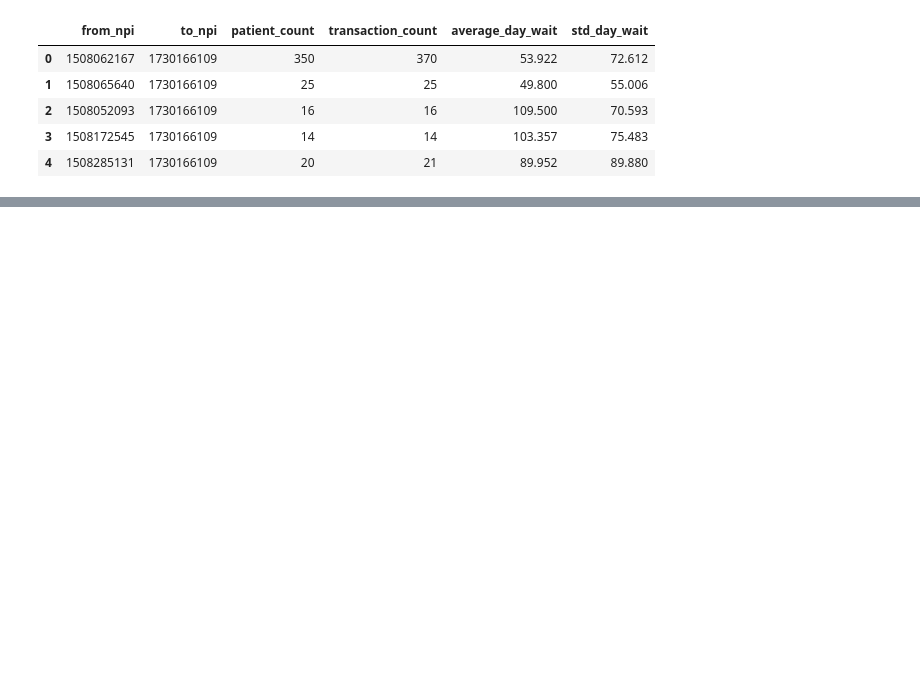
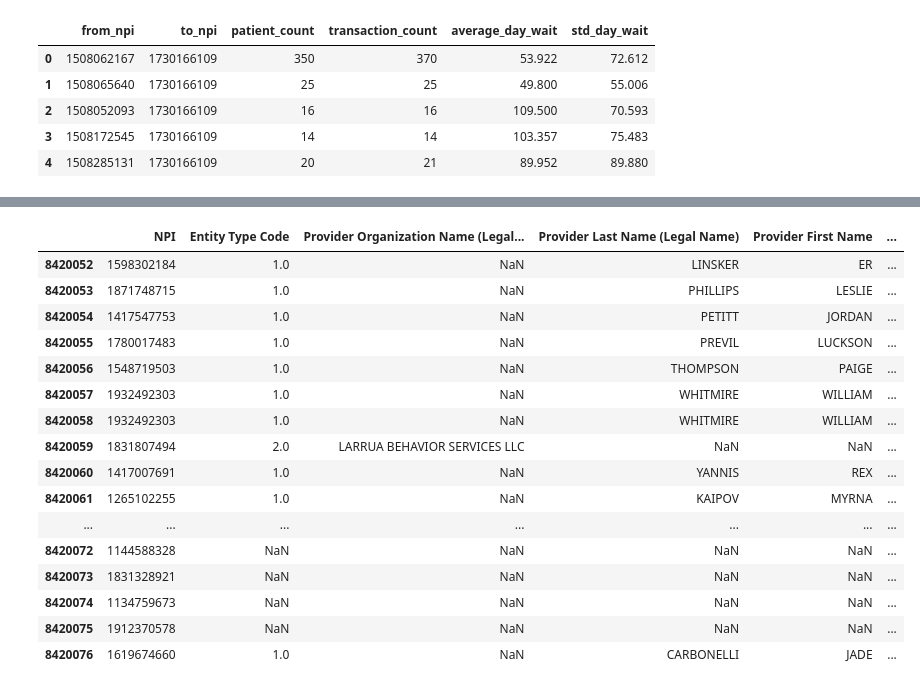
Before and after one commit to nss-data-science-cohort-6/hop_team-team-zeppelin, a Jupyter notebook: Rod_Hop_Teaming_Analysis.ipynb, the cells around one changed output, grey strips where cells are left out. Drawn from its saved outputs; the diff is of its cells as text; code cells hidden in the pictures; blank space fills up the shorter version.

Commit message:
merge start

```diff
--- a/Rod_Hop_Teaming_Analysis.ipynb
+++ b/Rod_Hop_Teaming_Analysis.ipynb
@@ -51,9 +23,0 @@ db.close()
-# %%
-for chunk in tqdm(pd.read_csv('../data/npidata_pfile_20050523-20230212.csv',
-                              usecols = [],
-                              chunksize = 10000))
-# %%
-db = sqlite3.connect('npi.sqlite')
-
-for chunk in tqdm(pd.read_csv('DocGraph_Hop_Teaming_2018.csv', chunksize = 10000)):
-    chunk.to_sql('npi', db, if_exists = 'append', index = False)
@@ -97,8 +23,0 @@ filtered_df
-# %%
-# Monica's loop
-for index, row in npi_test.iterrows():
-    for n in range(1, 16):
-        if row['primary_taxonomy'] == '':
-            x = str(n)
-            if row[f'Healthcare Provider Primary Taxonomy Switch_{x}'] == 'Y':
-                npi_test.loc[index, 'primary_taxonomy'] = npi_test.loc[index, f'Healthcare Provider Taxonomy Code_{x}']
@@ -116,0 +24,74 @@ KeyError: 'primary_taxonomy'
+# %%
+# This takes about 4 minutes to complete on my computer. Need to check for mistakes but might be a start.
+
+# Monica's magic loop!
+def get_primary_taxonomy(row):
+    for n in range(1, 16):
+        if row['primary_taxonomy'] == '':
+            x = str(n)
+            if row[f'Healthcare Provider Primary Taxonomy Switch_{x}'] == 'Y':
+                return row[f'Healthcare Provider Taxonomy Code_{x}']
+    return row['primary_taxonomy']
+
+# Define list of relevant columns
+cols = ['NPI', 'Entity Type Code',
+        'Provider Organization Name (Legal Business Name)',
+        'Provider Last Name (Legal Name)', 'Provider First Name',
+        'Provider Middle Name', 'Provider Name Prefix Text',
+        'Provider Name Suffix Text', 'Provider Credential Text',
+        'Provider First Line Business Practice Location Address',
+        'Provider Second Line Business Practice Location Address',
+        'Provider Business Practice Location Address City Name',
+        'Provider Business Practice Location Address State Name',
+        'Provider Business Practice Location Address Postal Code']
+
+# Append taxonomy columns 1 to 15
+for i in range(1, 16):
+    cols.append(f'Healthcare Provider Primary Taxonomy Switch_{i}')
+    cols.append(f'Healthcare Provider Taxonomy Code_{i}')
+
+# Read in CSV and relevant columns in chunks
+chunksize = 1000000
+npi_chunks = pd.read_csv('../data/npidata_pfile_20050523-20230212.csv', usecols = cols, low_memory = False, chunksize = chunksize)
+
+# Define empty dataframe
+npi_test = pd.DataFrame()
+
+# Loop over the chunks and process the data
+for chunk in npi_chunks:
+    # Process data with apply function
+    chunk['primary_taxonomy'] = ''
+    chunk['primary_taxonomy'] = chunk.apply(get_primary_taxonomy, axis = 1)
+
+    # Append processed data to the empty dataframe
+    npi_test = pd.concat([npi_test, chunk])
+
+# Read in other csv files with type cleaning
+nucc = pd.read_csv('../data/nucc_taxonomy_230.csv', encoding = 'latin1')
+zip = pd.read_csv('../data/ZIP_CBSA_122021.csv', dtype = {'zip': str})
+zip['cbsa'] = zip['cbsa'].astype(str)
+
+# Merge and edit zip codes
+merged_df = pd.merge(npi_test, nucc[['Code', 'Classification']], left_on = 'primary_taxonomy', right_on = 'Code', how = 'left')
+merged_df['Provider Business Practice Location Address Postal Code'] = merged_df['Provider Business Practice Location Address Postal Code'].str[:5]
+merged_df = pd.merge(merged_df, zip[['zip', 'cbsa']], left_on = 'Provider Business Practice Location Address Postal Code', right_on = 'zip', how = 'left')
+
+merged_df.tail(25)
+# %% [output]
+|  | NPI | Entity Type Code | Provider Organization Name (Legal... | Provider Last Name (Legal Name) | Provider First Name | ... |
+| 8420052 | 1598302184 | 1.0 | NaN | LINSKER | ER | ... |
+| 8420053 | 1871748715 | 1.0 | NaN | PHILLIPS | LESLIE | ... |
+| 8420054 | 1417547753 | 1.0 | NaN | PETITT | JORDAN | ... |
+| 8420055 | 1780017483 | 1.0 | NaN | PREVIL | LUCKSON | ... |
+| 8420056 | 1548719503 | 1.0 | NaN | THOMPSON | PAIGE | ... |
+| 8420057 | 1932492303 | 1.0 | NaN | WHITMIRE | WILLIAM | ... |
+| 8420058 | 1932492303 | 1.0 | NaN | WHITMIRE | WILLIAM | ... |
+| 8420059 | 1831807494 | 2.0 | LARRUA BEHAVIOR SERVICES LLC | NaN | NaN | ... |
+| 8420060 | 1417007691 | 1.0 | NaN | YANNIS | REX | ... |
+| 8420061 | 1265102255 | 1.0 | NaN | KAIPOV | MYRNA | ... |
+| ... | ... | ... | ... | ... | ... | ... |
+| 8420072 | 1144588328 | NaN | NaN | NaN | NaN | ... |
+| 8420073 | 1831328921 | NaN | NaN | NaN | NaN | ... |
+| 8420074 | 1134759673 | NaN | NaN | NaN | NaN | ... |
+| 8420075 | 1912370578 | NaN | NaN | NaN | NaN | ... |
+| 8420076 | 1619674660 | 1.0 | NaN | CARBONELLI | JADE | ... |
```
Also changed, not shown: parts of 9 cells of this notebook.
